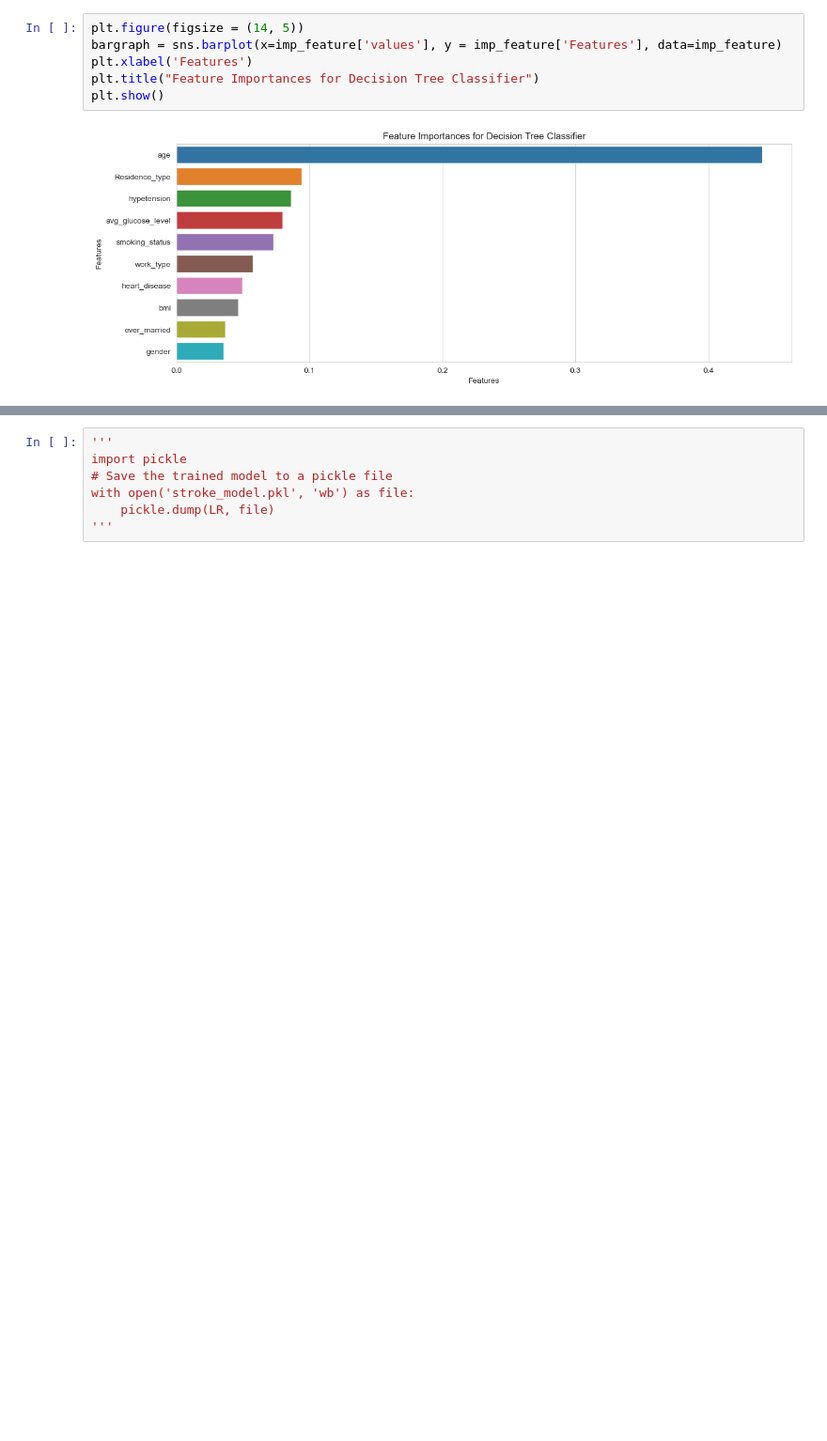
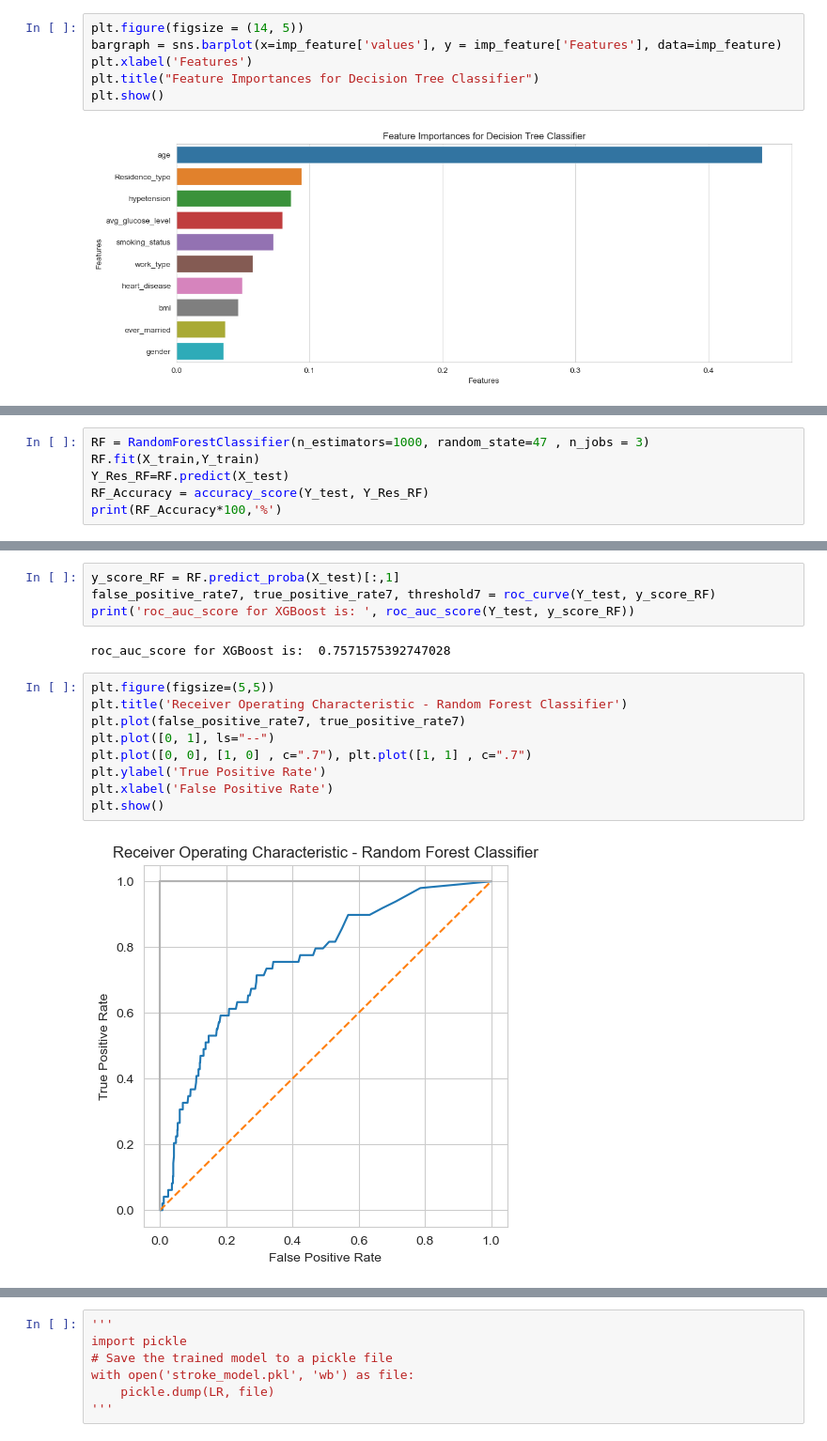
Before and after one commit to Visheshpgowda/disease-prediction-app, a Jupyter notebook: backend/app/models/stroke.ipynb, the cells around one changed output, grey strips where cells are left out. Shown at 94% size. Drawn from its saved outputs; the diff is of its cells as text; blank space fills up the shorter version.

```diff
--- a/backend/app/models/stroke.ipynb
+++ b/backend/app/models/stroke.ipynb
@@ -354,0 +442,6 @@ weighted avg       0.92      0.90      0.91      1022
+# %%
+RF = RandomForestClassifier(n_estimators=1000, random_state=47 , n_jobs = 3)
+RF.fit(X_train,Y_train)
+Y_Res_RF=RF.predict(X_test)
+RF_Accuracy = accuracy_score(Y_test, Y_Res_RF)
+print(RF_Accuracy*100,'%')
@@ -354,0 +479,17 @@ weighted avg       0.92      0.90      0.91      1022
+# %%
+y_score_RF = RF.predict_proba(X_test)[:,1]
+false_positive_rate7, true_positive_rate7, threshold7 = roc_curve(Y_test, y_score_RF)
+print('roc_auc_score for XGBoost is: ', roc_auc_score(Y_test, y_score_RF))
+# %% [output]
+roc_auc_score for XGBoost is:  0.7571575392747028
+# %%
+plt.figure(figsize=(5,5))
+plt.title('Receiver Operating Characteristic - Random Forest Classifier')
+plt.plot(false_positive_rate7, true_positive_rate7)
+plt.plot([0, 1], ls="--")
+plt.plot([0, 0], [1, 0] , c=".7"), plt.plot([1, 1] , c=".7")
+plt.ylabel('True Positive Rate')
+plt.xlabel('False Positive Rate')
+plt.show()
+# %% [output]
+[figure, added]
```
Also changed, not shown: parts of 18 cells of this notebook, 1 other file.
